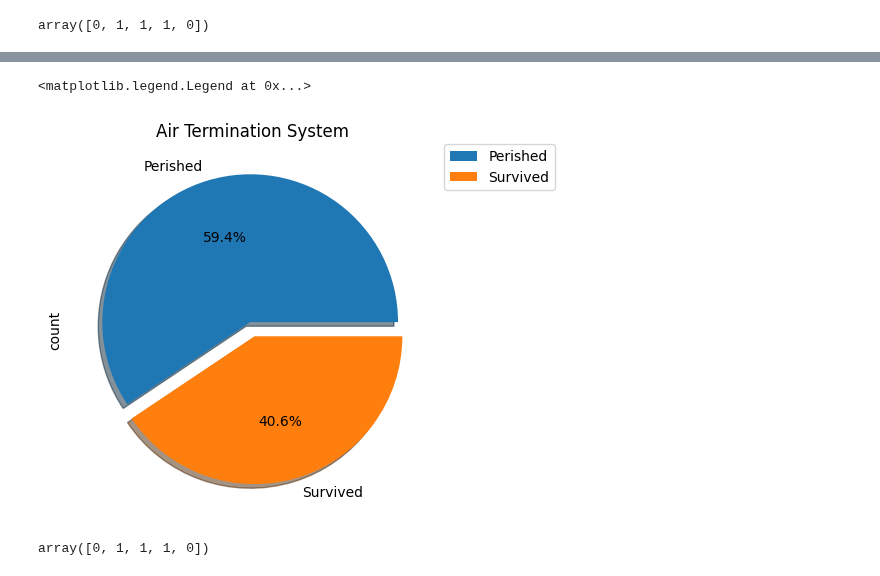
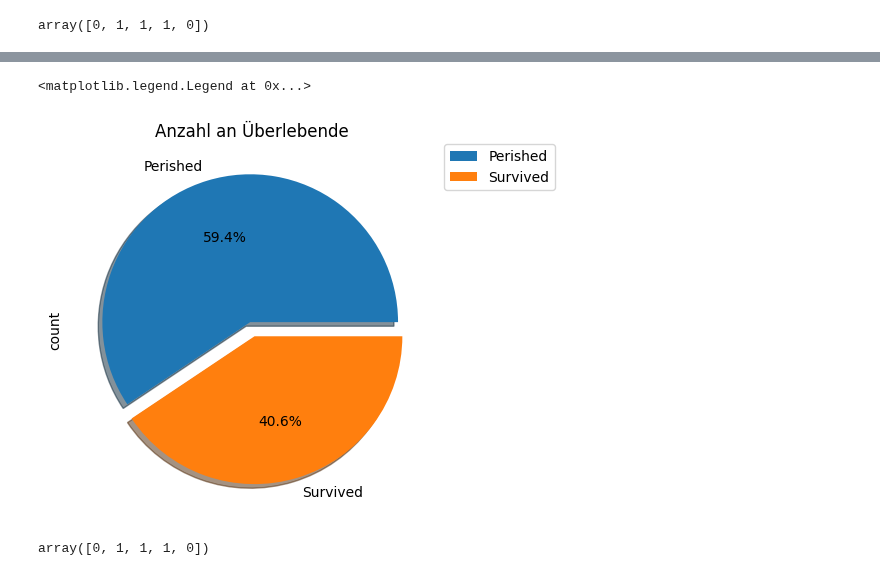
Before and after one commit to RiccardoDAndrea/Python-Crashkurs, a Jupyter notebook: Python_Log.ipynb, the cells around one changed output, grey strips where cells are left out. Saved outputs shown, nothing was run; the diff lists cells and outputs as text; code cells hidden in the pictures.

```diff
--- a/Python_Log.ipynb
+++ b/Python_Log.ipynb
@@ -482,17 +496,17 @@ array([0, 1, 1, 1, 0])
 # %%
 data = y.value_counts()
 labels = ['Perished', 'Survived']
 ax = data.plot(kind="pie",
                autopct='%1.1f%%',
                shadow=True,
                explode=[0.05, 0.05],
-               legend=True, title='Air Termination System',
+               legend=True, title='Anzahl an Überlebende',
                labels=labels)
 
 ax.legend(bbox_to_anchor=(1, 1.02), loc='upper left')
 # %% [output]
 <matplotlib.legend.Legend at 0x...>
-[figure, old version]
+[figure, new version]
 # %%
 # Schritt 1: Vorhersagenwahrscheinlichkeiten bekommen
 y_pred_proba = model.predict_proba(X)[:, 1]  # Wahrscheinlichkeiten für die positive Klasse (z.B. Überlebende)
```
Also changed, not shown: parts of 7 cells of this notebook.
